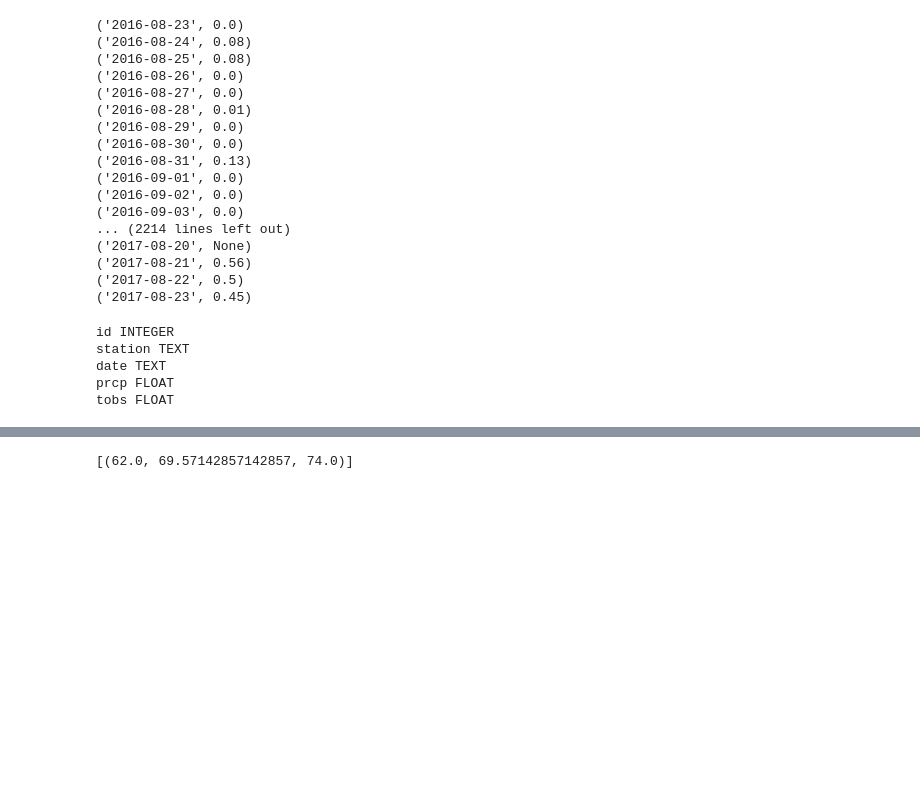
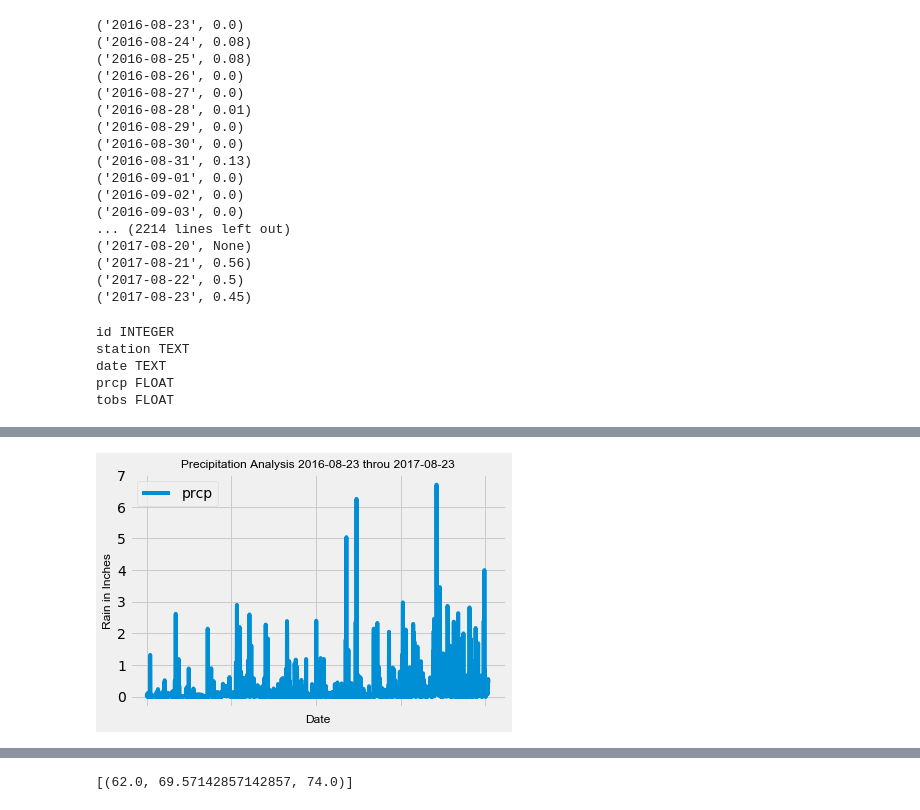
Before and after one commit to salizadeh10/Surfs-Up, a Jupyter notebook: climate_analysis.ipynb, the cells around one changed output, grey strips where cells are left out. Saved outputs shown, nothing was run; the diff lists cells and outputs as text; code cells hidden in the pictures; blank space fills up the shorter version.

```diff
--- a/climate_analysis.ipynb
+++ b/climate_analysis.ipynb
@@ -163,3 +170,22 @@ prcp_df.head(50)
+# %%
+# Plot the results
+prcp_df.plot("date", "prcp")
+plt.xlabel("Date", fontname='Arial', fontsize=12)
+plt.ylabel("Rain in Inches", fontname='Arial', fontsize=12)
+title_txt = "Precipitation Analysis " + str(last_year) + " throu " + str(last_measurement_date)
+plt.title(title_txt, fontname='Arial', fontsize=12)
+#plt.legend(scatterpoints=1, loc="best", title="Precipitation")
+#plt.legend(["Precipitation"])
+#plt.ylim(20,20)
+#plt.xlim(-0.25, len(x_axis))
+#plt.ylim(0, max(prcp_df["date"])+10)
+#plt.xlim(0, 10)
+#plt.xticks(rotation=45)
+
+#plt.tight_layout()
+plt.show()
+# %% [output]
+[figure, added]
 # %% [markdown]
 ![precipitation](Images/precipitation.png)
 # %%
```
Also changed, not shown: parts of 16 cells of this notebook.
